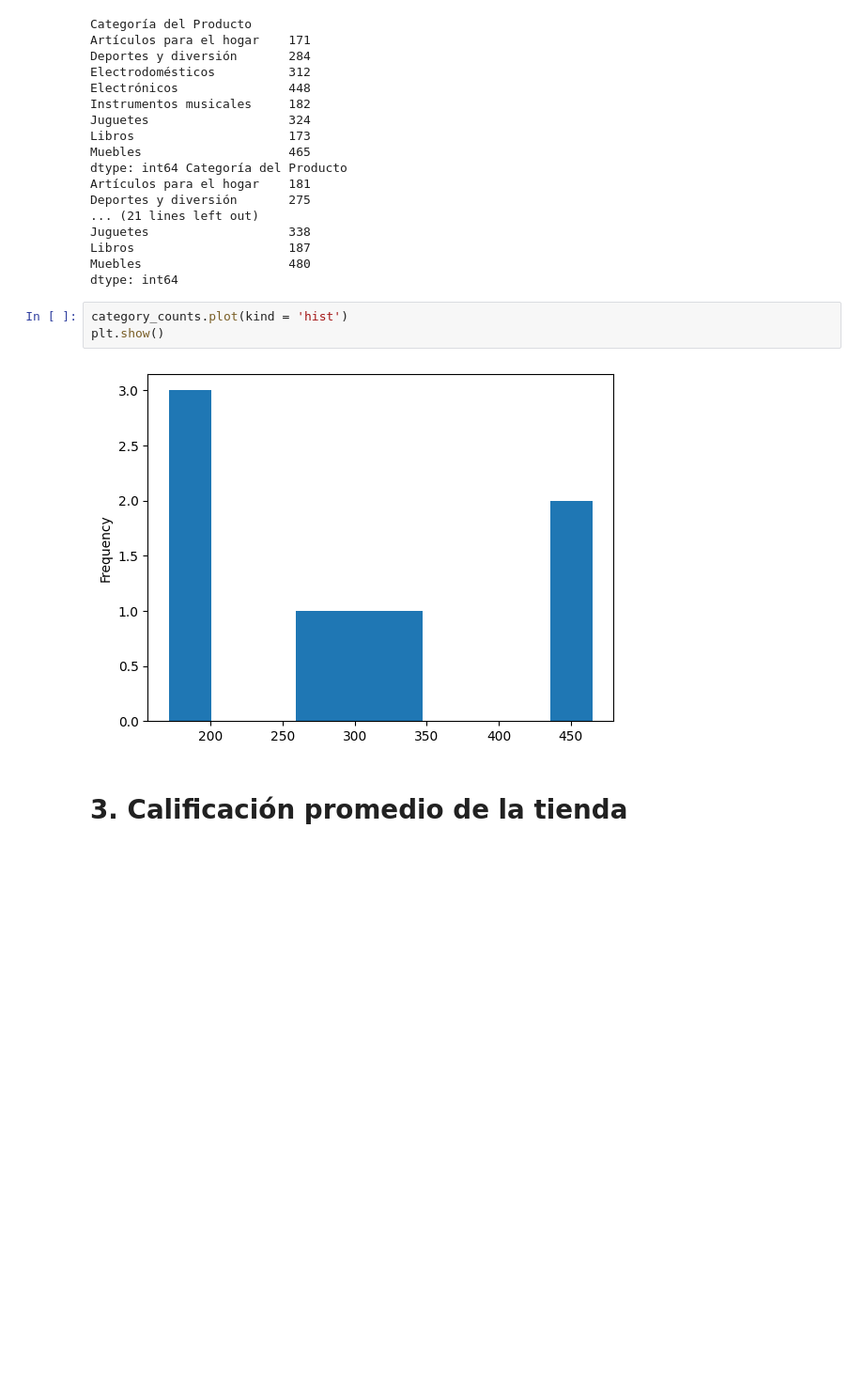
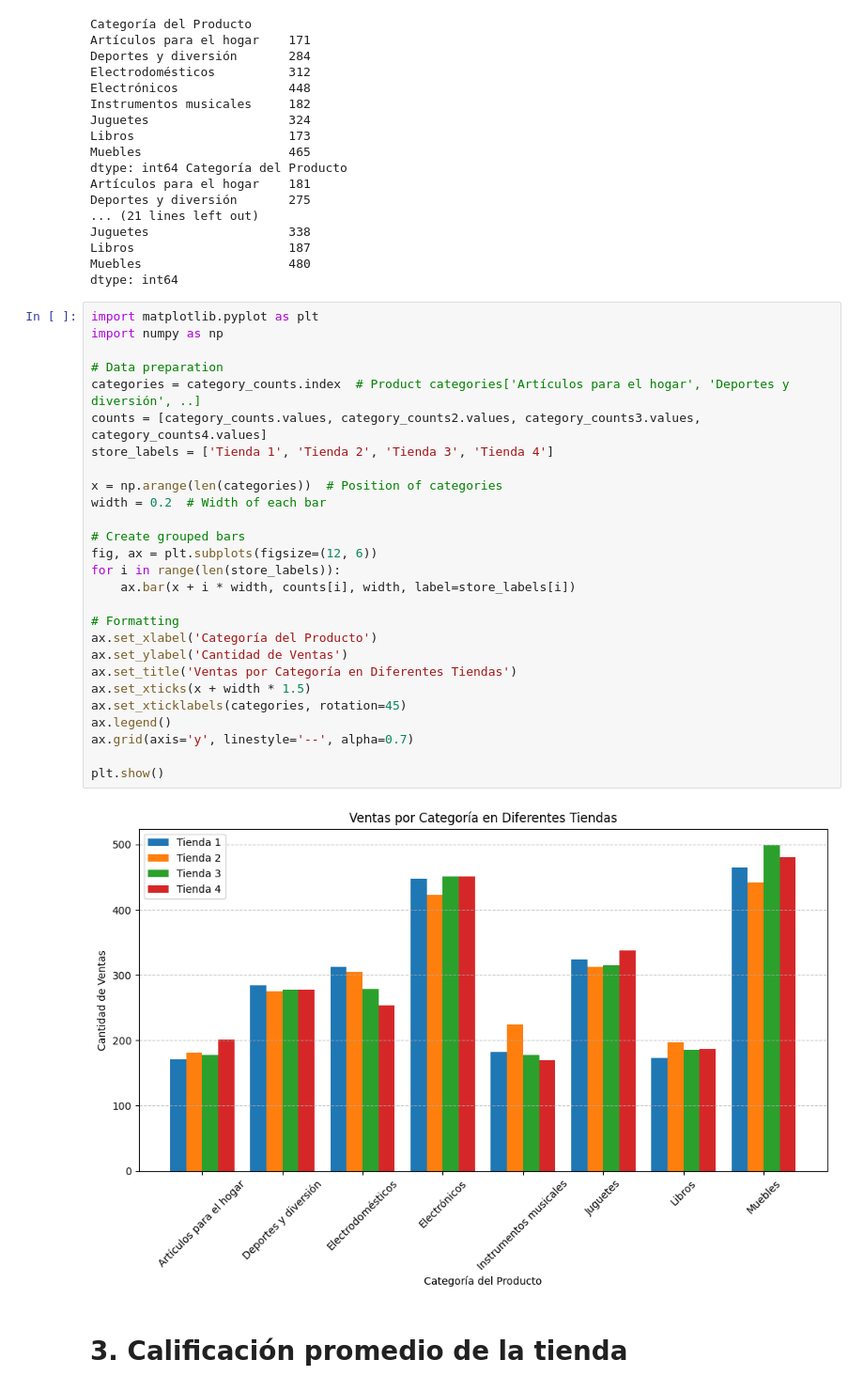
Before and after one commit to jOBenites/challenge1-data-science, a Jupyter notebook: AluraStoreLatam.ipynb, the cells around one changed output. Shown at 94% size. Drawn from its saved outputs; the diff is of its cells as text; blank space fills up the shorter version.

```diff
--- a/AluraStoreLatam.ipynb
+++ b/AluraStoreLatam.ipynb
@@ -73,11 +72,35 @@ Juguetes                   338
 Libros                     187
 Muebles                    480
 dtype: int64
-# %%
-category_counts.plot(kind = 'hist')
-plt.show()
-# %% [output]
-[figure, removed]
+# %%
+import matplotlib.pyplot as plt
+import numpy as np
+
+# Data preparation
+categories = category_counts.index  # Product categories['Artículos para el hogar', 'Deportes y diversión', ..]
+counts = [category_counts.values, category_counts2.values, category_counts3.values, category_counts4.values]
+store_labels = ['Tienda 1', 'Tienda 2', 'Tienda 3', 'Tienda 4']
+
+x = np.arange(len(categories))  # Position of categories
+width = 0.2  # Width of each bar
+
+# Create grouped bars
+fig, ax = plt.subplots(figsize=(12, 6))
+for i in range(len(store_labels)):
+    ax.bar(x + i * width, counts[i], width, label=store_labels[i])
+
+# Formatting
+ax.set_xlabel('Categoría del Producto')
+ax.set_ylabel('Cantidad de Ventas')
+ax.set_title('Ventas por Categoría en Diferentes Tiendas')
+ax.set_xticks(x + width * 1.5)
+ax.set_xticklabels(categories, rotation=45)
+ax.legend()
+ax.grid(axis='y', linestyle='--', alpha=0.7)
+
+plt.show()
+# %% [output]
+[figure, added]
 # %% [markdown]
 # 3. Calificación promedio de la tienda
 # %%
```
Also changed, not shown: parts of 1 cell of this notebook.
